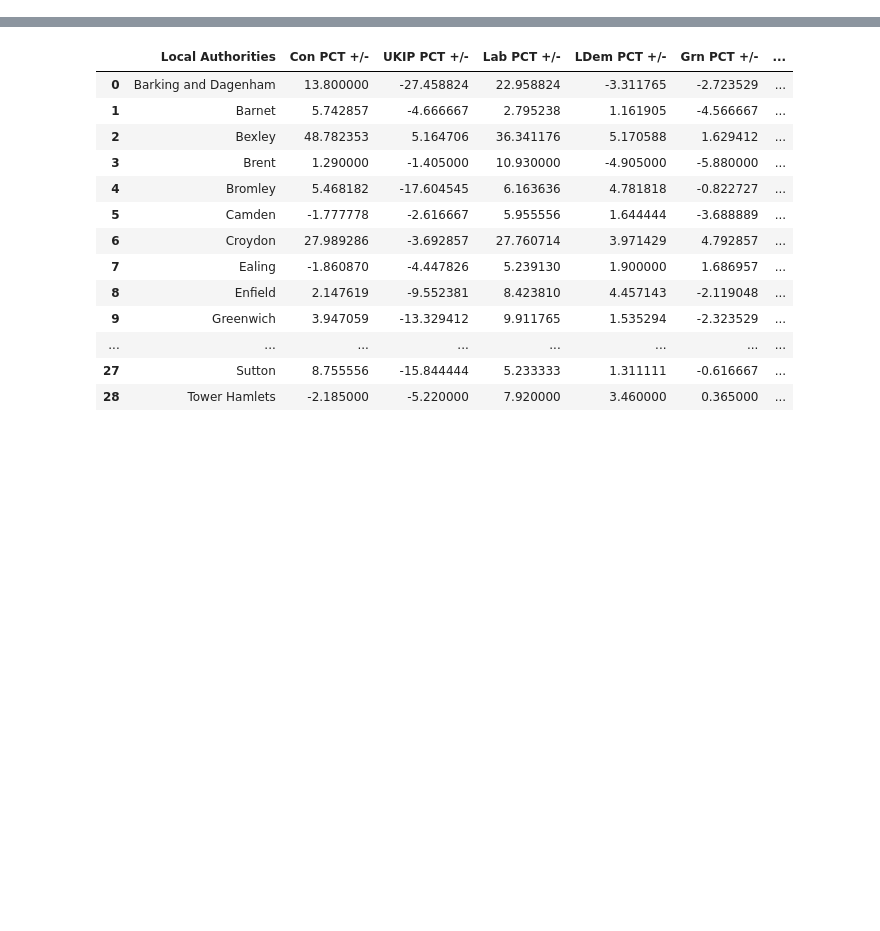
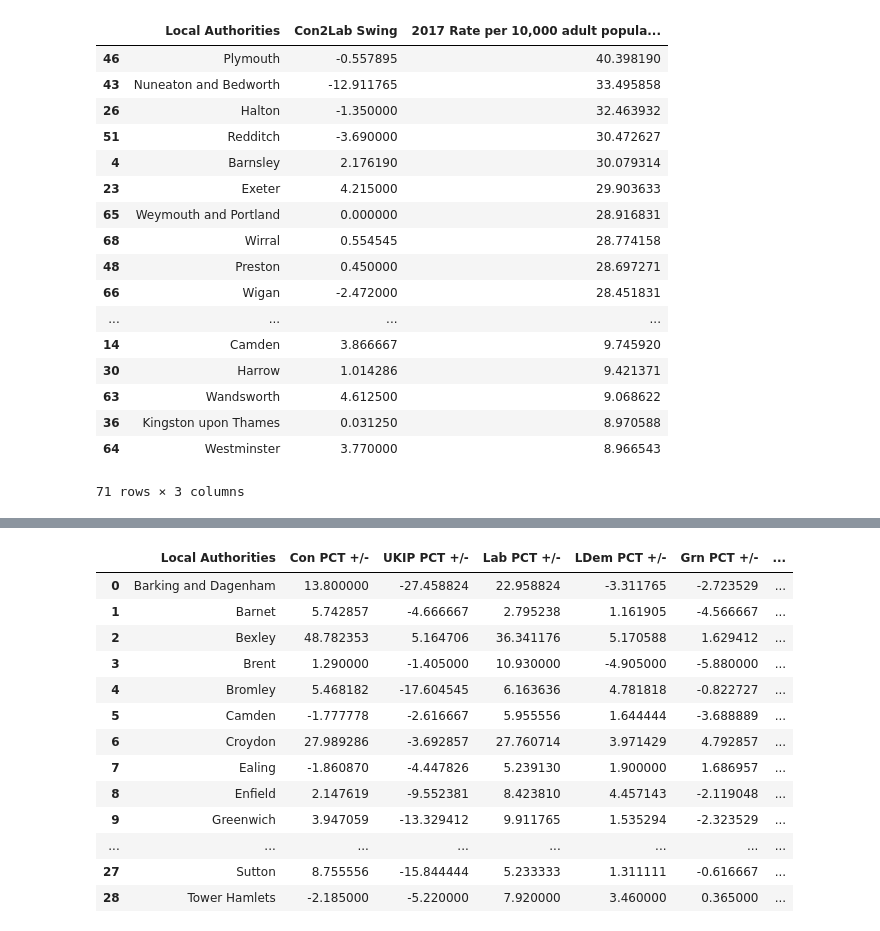
Before and after one commit to CampaignLab/insolvencies, a Jupyter notebook: insolvencies_dec_hackday.ipynb, the cells around one changed output, grey strips where cells are left out. Cells and saved outputs as stored; diff of their text form; code cells hidden in the pictures; blank space fills up the shorter version.

```diff
--- a/insolvencies_dec_hackday.ipynb
+++ b/insolvencies_dec_hackday.ipynb
@@ -87,2 +112,23 @@ plt.show()
+# %%
+df_merged.sort_values(by='2017 Rate per 10,000 adult population',ascending=False)
+# %% [output]
+|  | Local Authorities | Con2Lab Swing | 2017 Rate per 10,000 adult popula... |
+| 46 | Plymouth | -0.557895 | 40.398190 |
+| 43 | Nuneaton and Bedworth | -12.911765 | 33.495858 |
+| 26 | Halton | -1.350000 | 32.463932 |
+| 51 | Redditch | -3.690000 | 30.472627 |
+| 4 | Barnsley | 2.176190 | 30.079314 |
+| 23 | Exeter | 4.215000 | 29.903633 |
+| 65 | Weymouth and Portland | 0.000000 | 28.916831 |
+| 68 | Wirral | 0.554545 | 28.774158 |
+| 48 | Preston | 0.450000 | 28.697271 |
+| 66 | Wigan | -2.472000 | 28.451831 |
+| ... | ... | ... | ... |
+| 14 | Camden | 3.866667 | 9.745920 |
+| 30 | Harrow | 1.014286 | 9.421371 |
+| 63 | Wandsworth | 4.612500 | 9.068622 |
+| 36 | Kingston upon Thames | 0.031250 | 8.970588 |
+| 64 | Westminster | 3.770000 | 8.966543 |
+71 rows × 3 columns
 # %%
 parties = ['Con','UKIP','Lab','LDem','Grn']
```
Also changed, not shown: parts of 7 cells of this notebook, 4 other files.
